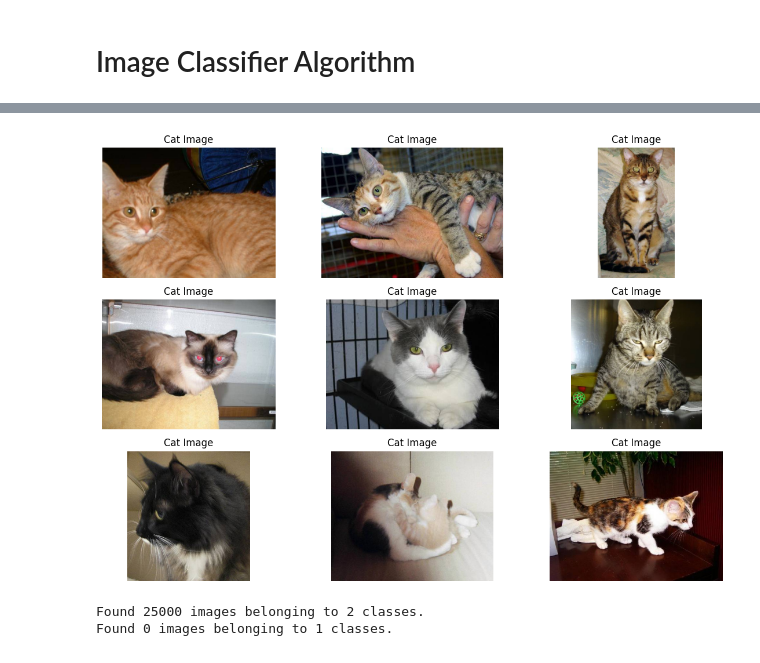
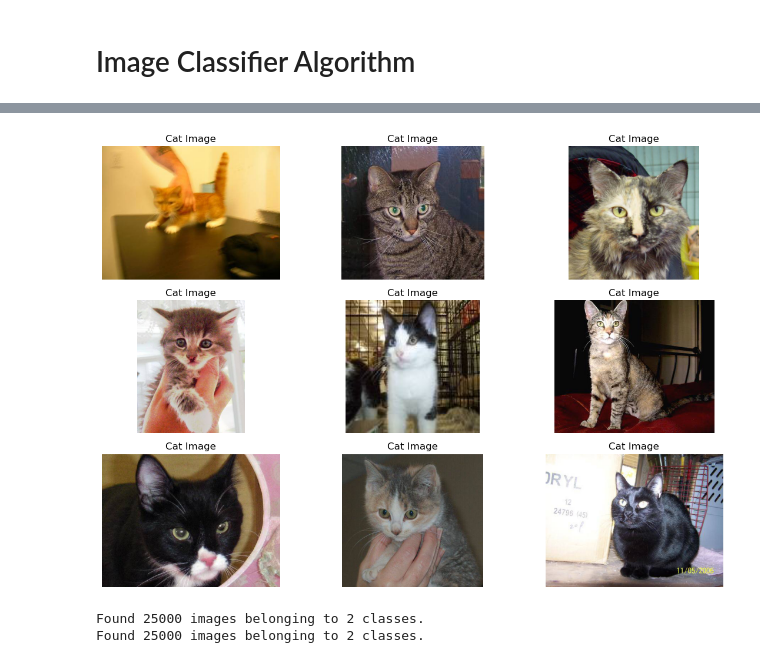
Before and after one commit to idellinger/ImageClassifier, a Jupyter notebook: Israel/project.ipynb, the cells around one changed output, grey strips where cells are left out. Drawn from its saved outputs; the diff is of its cells as text; code cells hidden in the pictures.

```diff
--- a/Israel/project.ipynb
+++ b/Israel/project.ipynb
@@ -14,5 +16,5 @@ from keras.callbacks import ModelCheckpoint, EarlyStopping
 # %%
-data_path = "/workspaces/Israel-Project-ImageClassifier/Israel/data/"
+data_path = "C:\Data Science\Israel-Project-ImageClassifier\Israel\data"
 dog_folder = os.path.join(data_path, "dog")
 dog_image_files = os.listdir(dog_folder)
 
@@ -44,33 +46,33 @@ plt.show()
 # %%
-data_path = "/workspaces/Israel-Project-ImageClassifier/Israel/data/"
+data_path = "C:\Data Science\Israel-Project-ImageClassifier\Israel\data"
 cat_folder = os.path.join(data_path, "cat")
 cat_image_files = os.listdir(cat_folder)
 
 cat_images = []
 
 for i in range(9):
     image_path = os.path.join(cat_folder, cat_image_files[i])
     img = image.load_img(image_path)
     img_array = image.img_to_array(img)
     img_array /= 255.0
     cat_images.append(img_array)
 
 plt.figure(figsize = (12,8))
 
 for i in range(9):
     plt.subplot(3, 3, i + 1)
     plt.imshow(cat_images[i])
     plt.title('Cat Image')
     plt.axis('off')
 
 
 
 plt.tight_layout()
 
 
 plt.show()
 # %% [output]
-[figure, old version]
+[figure, new version]
 # %%
 train_dir = "../Israel/data/"
 image_size = (200, 200)
@@ -88,11 +90,11 @@ train_data = datagentrain.flow_from_directory(
 test_data = datagentest.flow_from_directory(
     train_dir,
     target_size = image_size,
-    classes = ["test"]
+    classes = ["dog", "cat"]
 )
 # %% [output]
 Found 25000 images belonging to 2 classes.
-Found 0 images belonging to 1 classes.
+Found 25000 images belonging to 2 classes.
 # %%
 model = Sequential()
 model.add(Conv2D(input_shape = (224,224,3), filters = 64, kernel_size = (3,3), padding = "same", activation = "relu"))
```
Also changed, not shown: parts of 6 cells of this notebook, 11 other files.
